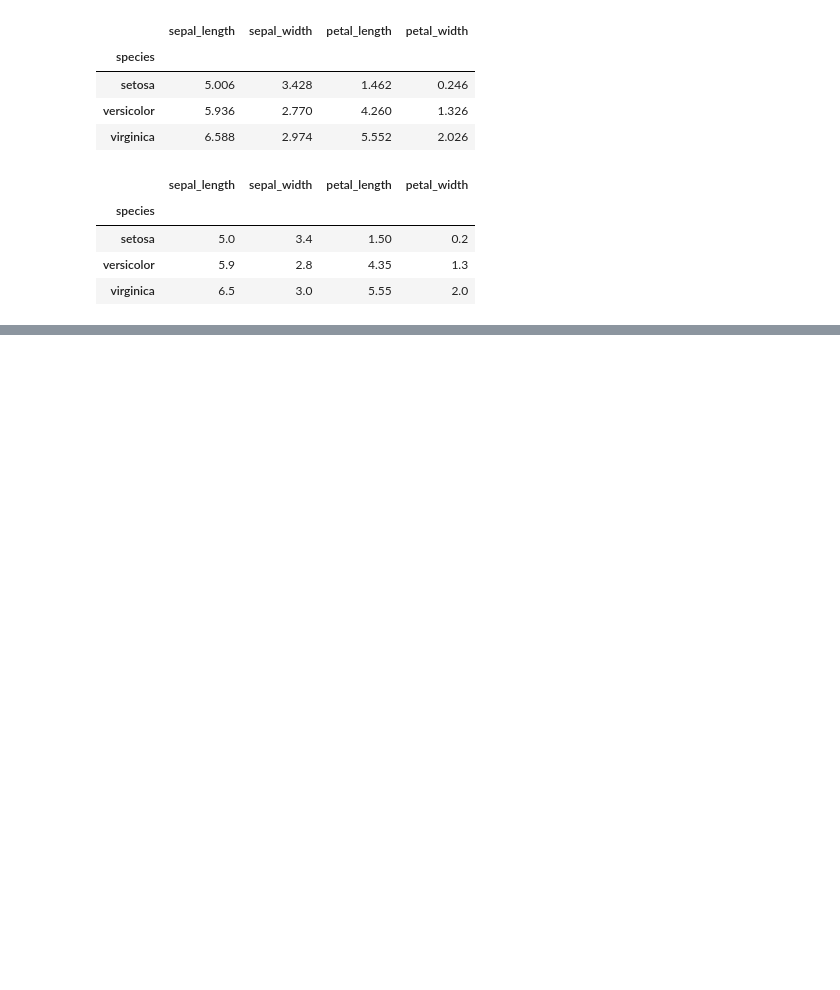
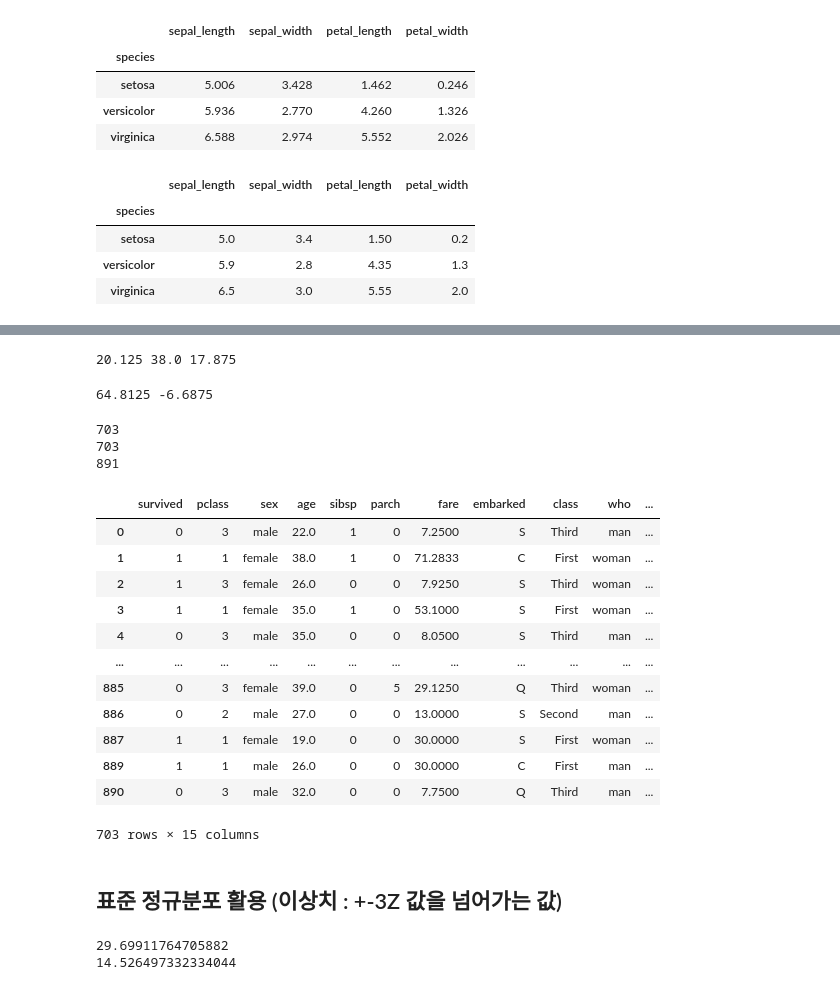
Before and after one commit to HaJeong-K/multi_cam_total, a Jupyter notebook: 빅분기 실기/메타코드 1강.ipynb, the cells around one changed output, grey strips where cells are left out. Saved outputs shown, nothing was run; the diff lists cells and outputs as text; code cells hidden in the pictures; blank space fills up the shorter version.

```diff
--- a/빅분기 실기/메타코드 1강.ipynb
+++ b/빅분기 실기/메타코드 1강.ipynb
@@ -266,0 +628,45 @@ df.groupby('species').median()
+# %%
+# Q1, Q3, IQR 구하기
+Q1 = df['age'].quantile(.25)
+Q3 = df['age'].quantile(.75)
+IQR = Q3 - Q1
+print(Q1, Q3, IQR)
+# %% [output]
+20.125 38.0 17.875
+# %%
+upper = Q3 + 1.5 * IQR
+lower = Q1 - 1.5 * IQR
+print(upper, lower)
+# %% [output]
+64.8125 -6.6875
+# %%
+# 문제 : age 변수의 이상치를 제외한 데이터 수는? 상자그림 기준)
+cond1 = (df['age'] <= upper) # 부호주의
+cond2 = (df['age'] >= lower) # 부호주의
+print(len(df[cond1 & cond2]))
+print(len(df[cond1]))
+print(len(df))
+# %% [output]
+703
+703
+891
+# %%
+# 문제 : age 변수의 이상치를 제외한 데이터셋 확인 상자그림 기준)
+df_new = df[cond1 & cond2]
+df_new
+# %% [output]
+|  | survived | pclass | sex | age | sibsp | parch | fare | embarked | class | who | ... |
+| 0 | 0 | 3 | male | 22.0 | 1 | 0 | 7.2500 | S | Third | man | ... |
+| 1 | 1 | 1 | female | 38.0 | 1 | 0 | 71.2833 | C | First | woman | ... |
+| 2 | 1 | 3 | female | 26.0 | 0 | 0 | 7.9250 | S | Third | woman | ... |
+| 3 | 1 | 1 | female | 35.0 | 1 | 0 | 53.1000 | S | First | woman | ... |
+| 4 | 0 | 3 | male | 35.0 | 0 | 0 | 8.0500 | S | Third | man | ... |
+| ... | ... | ... | ... | ... | ... | ... | ... | ... | ... | ... | ... |
+| 885 | 0 | 3 | female | 39.0 | 0 | 5 | 29.1250 | Q | Third | woman | ... |
+| 886 | 0 | 2 | male | 27.0 | 0 | 0 | 13.0000 | S | Second | man | ... |
+| 887 | 1 | 1 | female | 19.0 | 0 | 0 | 30.0000 | S | First | woman | ... |
+| 889 | 1 | 1 | male | 26.0 | 0 | 0 | 30.0000 | C | First | man | ... |
+| 890 | 0 | 3 | male | 32.0 | 0 | 0 | 7.7500 | Q | Third | man | ... |
+703 rows × 15 columns
+# %% [markdown]
+## 표준 정규분포 활용 (이상치 : +-3Z 값을 넘어가는 값)
@@ -266,0 +675,8 @@ df.groupby('species').median()
+# %%
+mean_age = df['age'].mean()
+std_age = df['age'].std()
+print(mean_age)
+print(std_age)
+# %% [output]
+29.69911764705882
+14.526497332334044
```
Also changed, not shown: parts of 93 cells of this notebook.
